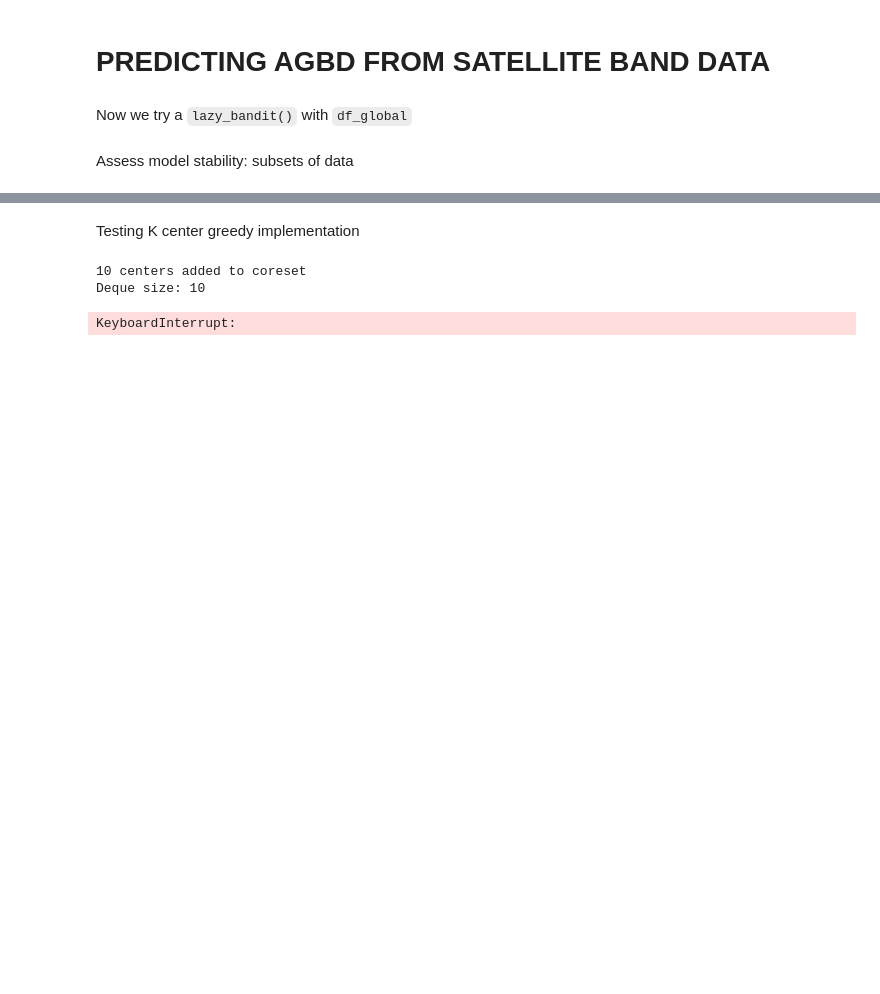
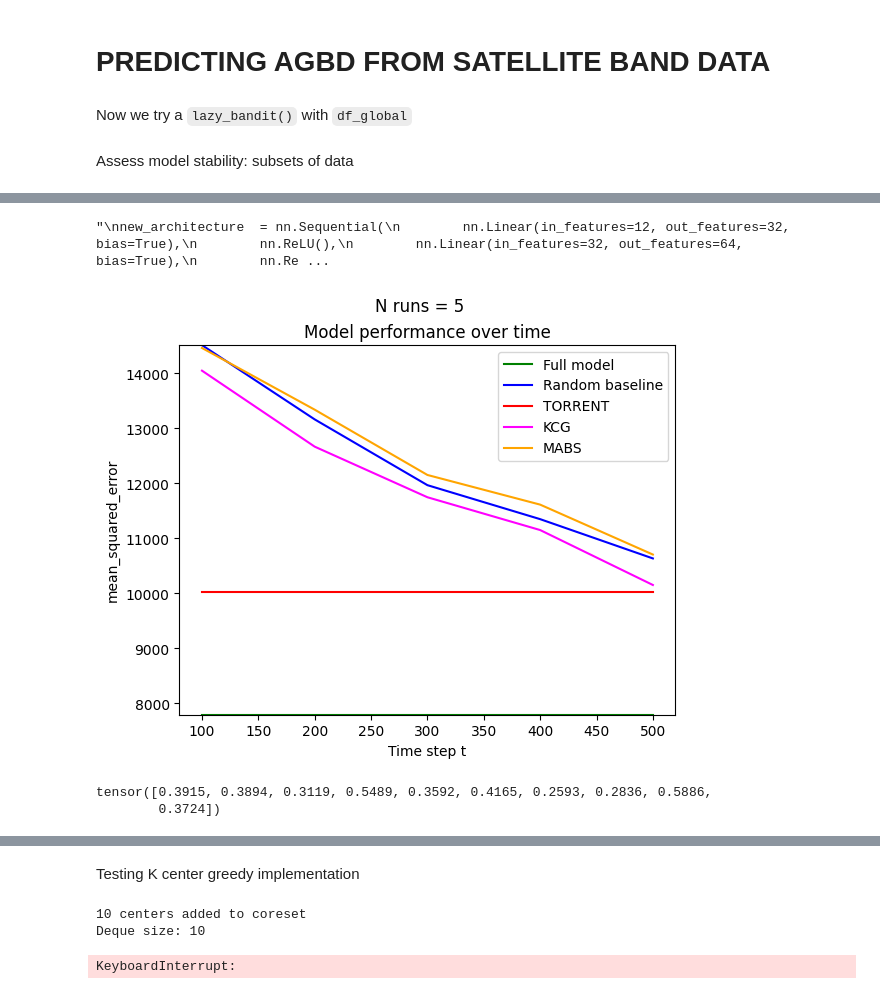
Before and after one commit to PerryChicken1/Master-Thesis, a Jupyter notebook: multi-armed-bandit.ipynb, the cells around one changed output, grey strips where cells are left out. Drawn from its saved outputs; the diff is of its cells as text; code cells hidden in the pictures; blank space fills up the shorter version.

```diff
--- a/multi-armed-bandit.ipynb
+++ b/multi-armed-bandit.ipynb
@@ -101,11 +101,10 @@ except NameError:
     print("Just loaded data!")
 '''
 df_global               = load_data()
-df_global_subset        = df_global #.sample(10000, ignore_index=False)
+df_global_subset        = df_global.sample(10000, ignore_index=False)
 
-hidden_indices          = df_global_subset[df_global_subset['new_colour'] == 'train'].index.tolist()
-test_indices            = df_global_subset[df_global_subset['new_colour'] == 'test'].index.tolist()
-val_indices             = df_global_subset[df_global_subset['new_colour'] == 'val'].index.tolist()
+hidden_indices, test_indices, val_indices\
+                        =  get_ttv_indices(df_global_subset, 'new_colour')
 
 # features
 x                       = ["B01","B02","B03","B04","B05","B06","B07","B08","B8A","B09","B11","B12"]
@@ -113,7 +112,7 @@ y                       = 'agbd'
 features                = {'region_cla':None, 'elev_lowes':3, 'selected_a': None}
 
 # MABS parameters
-T                       = 4000
+T                       = 500
 batch_size              = 10
 test_freq               = 10
 score                   = mean_squared_error
@@ -122,7 +121,7 @@ score                   = mean_squared_error
 n_predictors            = len(x)
 num_epochs              = 5
 lr                      = 0.01
-with_scheduler          = True
+with_scheduler          = False
 loss_fn                 = nn.MSELoss()
 
 # model
@@ -138,10 +137,11 @@ bandit_global.score     = score
 # %% [markdown]
 Assess model stability: subsets of data
 # %%
-benchmark_bandit(bandit_global, n_runs=10, description='Testing architecture update between runs. Full dataset, simpler model. lr=0.01')
+benchmark_bandit(bandit_global, n_runs=5, description='Testing KCG run time. Smol dataset, simpler model. lr=0.01')
 
 print("Benchmarking simple model complete!")
 
+'''
 new_architecture  = nn.Sequential(
         nn.Linear(in_features=12, out_features=32, bias=True),
         nn.ReLU(),
@@ -155,8 +155,9 @@ new_architecture  = nn.Sequential(
         nn.Softplus()
     )
 
-bandit_global.model.update_architecture(new_architecture)
+#bandit_global.model.update_architecture(new_architecture)
 
-benchmark_bandit(bandit_global, n_runs=10, description='Testing architecture update between runs. Full dataset, sophisticated model. lr=0.01')
+#benchmark_bandit(bandit_global, n_runs=3, description='Testing weight updates. Full dataset, sophisticated model. lr=0.01')
+'''
 # %% [output]
 Benchmarking run 1 for model full
@@ -178,0 +180,7 @@ Batch 10. Epoch [5/5], Training loss: 15657.9099, lr: 0.01
+"\nnew_architecture  = nn.Sequential(\n        nn.Linear(in_features=12, out_features=32, bias=True),\n        nn.ReLU(),\n        nn.Linear(in_features=32, out_features=64, bias=True),\n        nn.Re ...
+[figure, added]
+# %%
+bandit_global.model.state_dict()['layers.0.weight'][0][0:10]
+# %% [output]
+tensor([0.3915, 0.3894, 0.3119, 0.5489, 0.3592, 0.4165, 0.2593, 0.2836, 0.5886,
+        0.3724])
```
Also changed, not shown: parts of 13 cells of this notebook, 17 other files.
